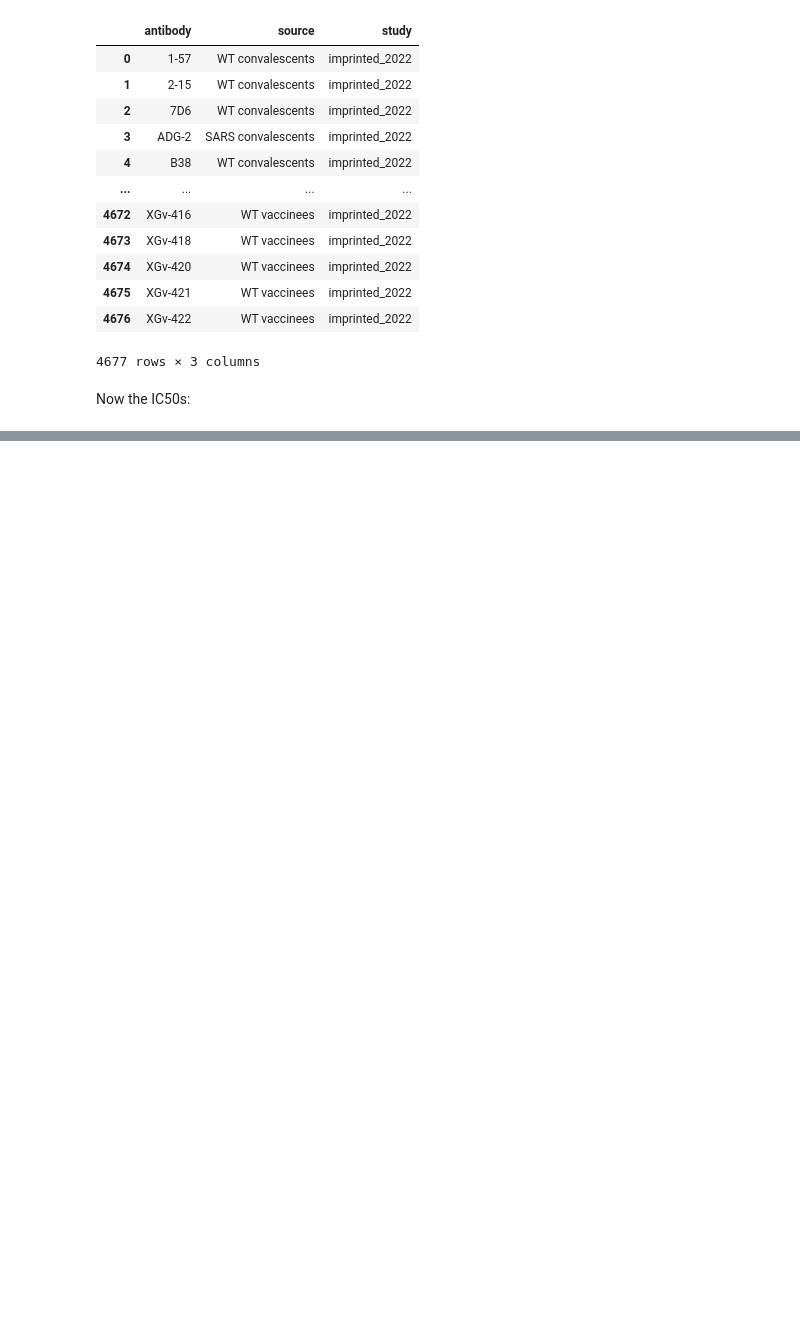
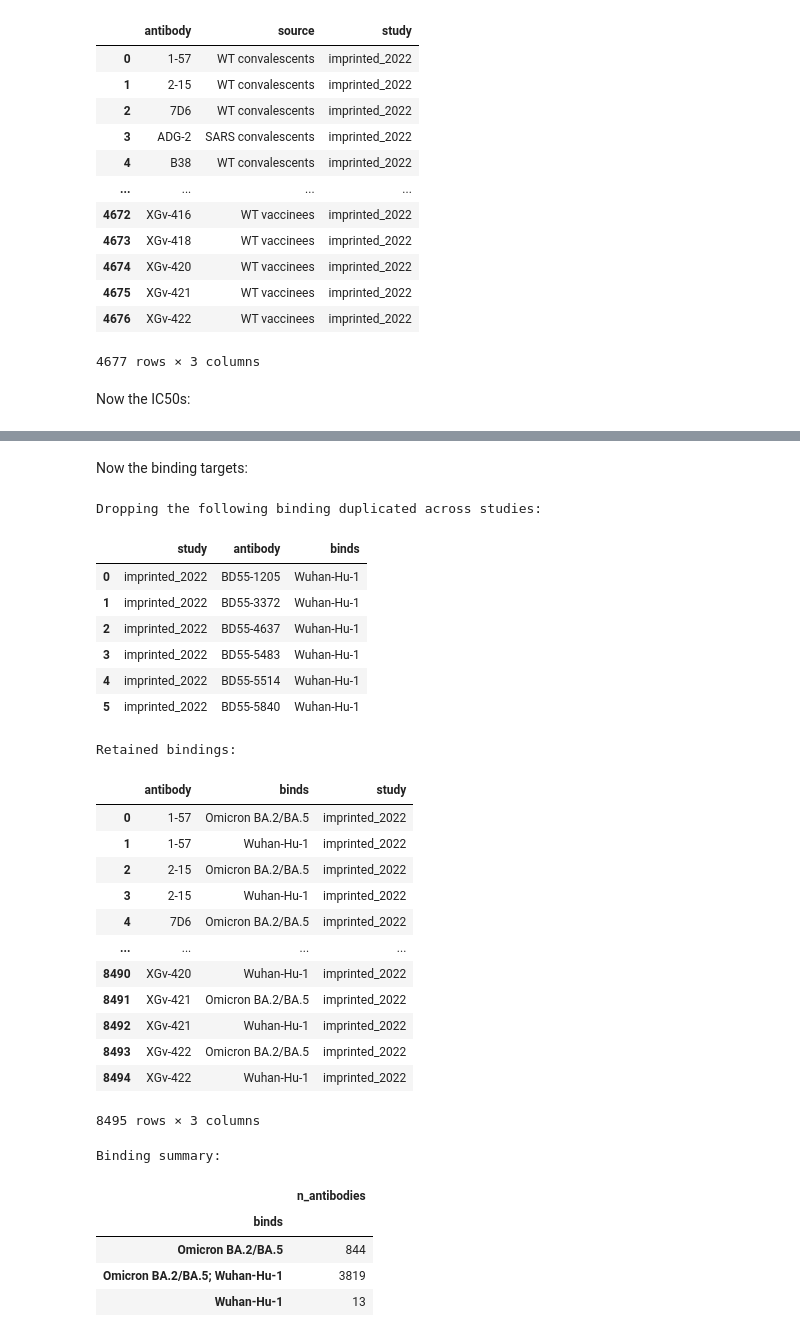
Before and after one commit to jbloomlab/SARS2-RBD-escape-calc, a Jupyter notebook: process_data.ipynb, the cells around one changed output, grey strips where cells are left out. Saved outputs shown, nothing was run; the diff lists cells and outputs as text; code cells hidden in the pictures; blank space fills up the shorter version.

Commit message:
get `antibody_binding`

```diff
--- a/process_data.ipynb
+++ b/process_data.ipynb
@@ -296,3 +362,60 @@ Number of antibodies with no neutralization on any virus:
 | non_neut |  |
 | False | 3431 |
 | True | 1246 |
+# %% [markdown]
+Now the binding targets:
+# %%
+antibody_binding = pd.concat(
+    [repeated_2023_binding, imprinted_2022_binding],
+    ignore_index=True,
+)
+
+print("Dropping the following binding duplicated across studies:")
+display(antibody_binding.groupby(["antibody", "binds"]).tail(-1).reset_index(drop=True))
+
+# keep just one of binding repeated across studies
+antibody_binding = antibody_binding.groupby(["antibody", "binds"]).first().reset_index()
+
+print("\nRetained bindings:")
+display(antibody_binding)
+
+print("\nBinding summary:")
+assert antibody_binding["binds"].notnull().all()
+display(
+    antibody_binding
+    .groupby("antibody", as_index=False)
+    .aggregate({"binds": lambda s: "; ".join(s)})
+    .groupby("binds")
+    .aggregate(n_antibodies=pd.NamedAgg("antibody", "nunique"))
+)
+
+antibody_binding.to_csv("results/antibody_binding.csv", index=False)
+# %% [output]
+Dropping the following binding duplicated across studies:
+|  | study | antibody | binds |
+| 0 | imprinted_2022 | BD55-1205 | Wuhan-Hu-1 |
+| 1 | imprinted_2022 | BD55-3372 | Wuhan-Hu-1 |
+| 2 | imprinted_2022 | BD55-4637 | Wuhan-Hu-1 |
+| 3 | imprinted_2022 | BD55-5483 | Wuhan-Hu-1 |
+| 4 | imprinted_2022 | BD55-5514 | Wuhan-Hu-1 |
+| 5 | imprinted_2022 | BD55-5840 | Wuhan-Hu-1 |
+Retained bindings:
+|  | antibody | binds | study |
+| 0 | 1-57 | Omicron BA.2/BA.5 | imprinted_2022 |
+| 1 | 1-57 | Wuhan-Hu-1 | imprinted_2022 |
+| 2 | 2-15 | Omicron BA.2/BA.5 | imprinted_2022 |
+| 3 | 2-15 | Wuhan-Hu-1 | imprinted_2022 |
+| 4 | 7D6 | Omicron BA.2/BA.5 | imprinted_2022 |
+| ... | ... | ... | ... |
+| 8490 | XGv-420 | Wuhan-Hu-1 | imprinted_2022 |
+| 8491 | XGv-421 | Omicron BA.2/BA.5 | imprinted_2022 |
+| 8492 | XGv-421 | Wuhan-Hu-1 | imprinted_2022 |
+| 8493 | XGv-422 | Omicron BA.2/BA.5 | imprinted_2022 |
+| 8494 | XGv-422 | Wuhan-Hu-1 | imprinted_2022 |
+8495 rows × 3 columns
+Binding summary:
+|  | n_antibodies |
+| binds |  |
+| Omicron BA.2/BA.5 | 844 |
+| Omicron BA.2/BA.5; Wuhan-Hu-1 | 3819 |
+| Wuhan-Hu-1 | 13 |
```
Also changed, not shown: parts of 4 cells of this notebook, 1 other file.
